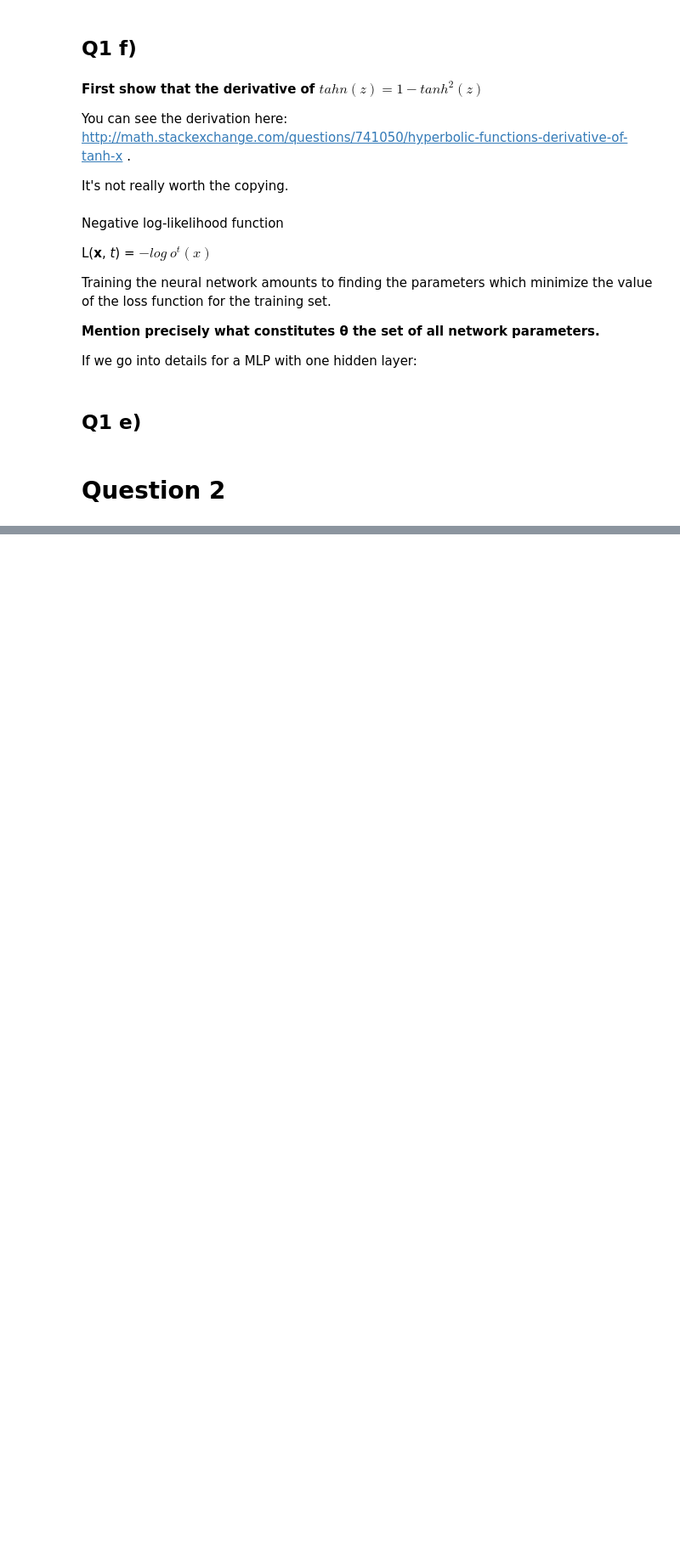
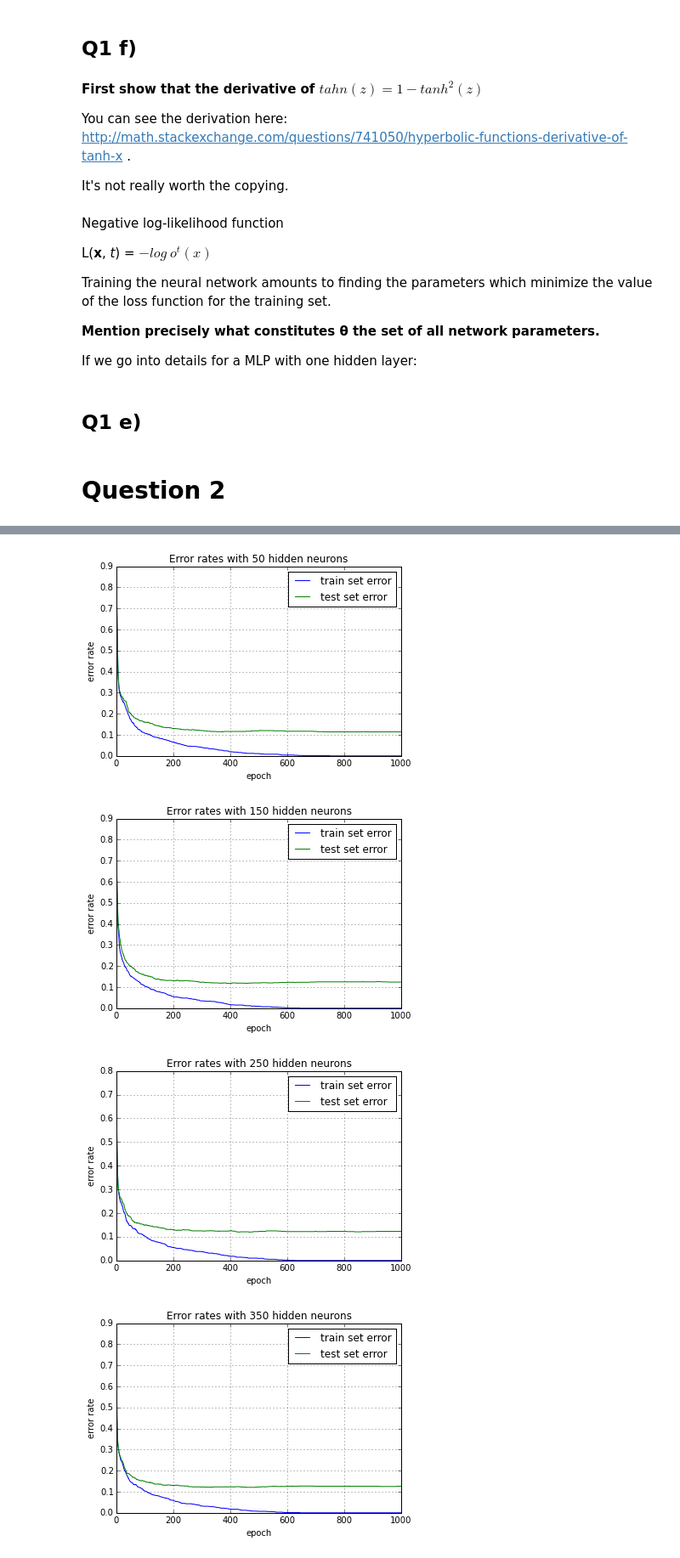
Before and after one commit to ananth17/ift6390_machine_learning_fundamentals, a Jupyter notebook: homeworks/homework2/Homework2.ipynb, the cells around one changed output, grey strips where cells are left out. Shown: that part at 85% size. Drawn from its saved outputs; the diff is of its cells as text; code cells hidden in the pictures; blank space fills up the shorter version.

```diff
--- a/homeworks/homework2/Homework2.ipynb
+++ b/homeworks/homework2/Homework2.ipynb
@@ -622,0 +604,3 @@ test_mlp()
+# %%
+# let's see the influence of the number of hidden neurons on the fit
+result = [test_mlp(1000, num_hidden) for num_hidden in range(50,  701, 100)]
@@ -622,0 +625,23 @@ test_mlp()
+# %%
+import numpy as np
+import matplotlib.pyplot as plt
+
+train_scores = [result[i][0] for i in range(0, len(result))]
+test_scores =  [result[i][1] for i in range(0, len(result))]
+
+range_tested = range(50,  701, 100)
+
+for i in range(len(train_scores)):
+    plt.figure(i+1)
+    plt.plot(train_scores[i], label='train set error')
+    plt.plot(test_scores[i], label='test set error')
+    plt.xlabel('epoch')
+    plt.ylabel('error rate')
+    plt.grid(True)
+    plt.legend()
+    plt.title('Error rates with {0} hidden neurons'.format(range_tested[i]))
+# %% [output]
+[figure, added]
+[figure, added]
+[figure, added]
+[figure, added]
```
Also changed, not shown: parts of 9 cells of this notebook, 2 other files.
